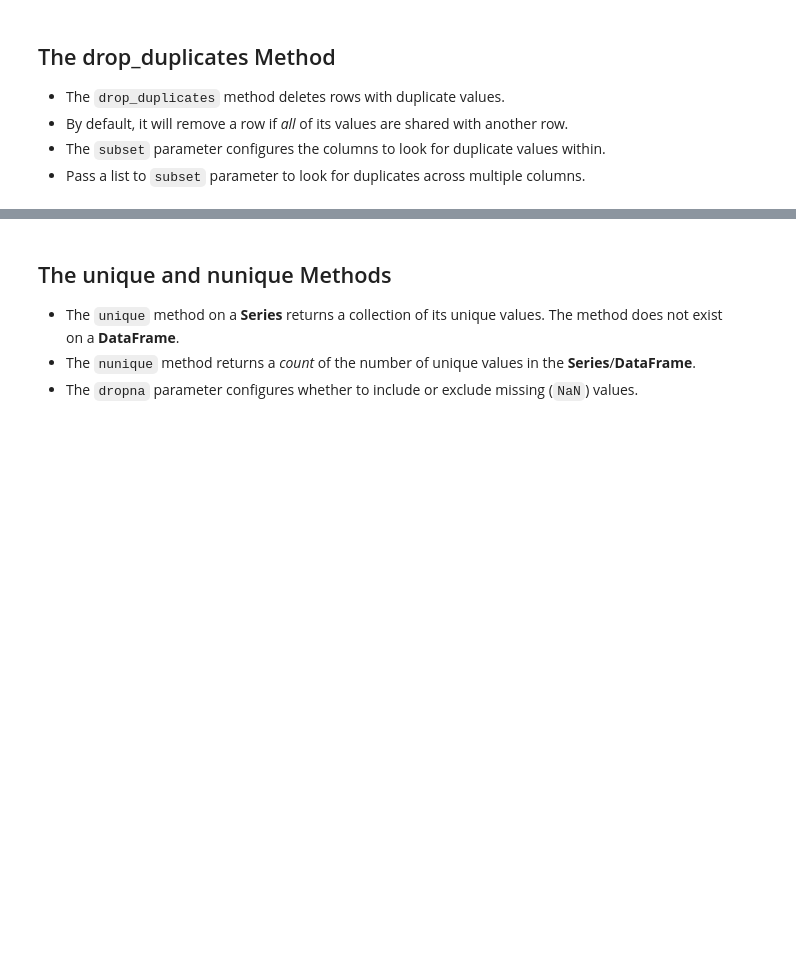
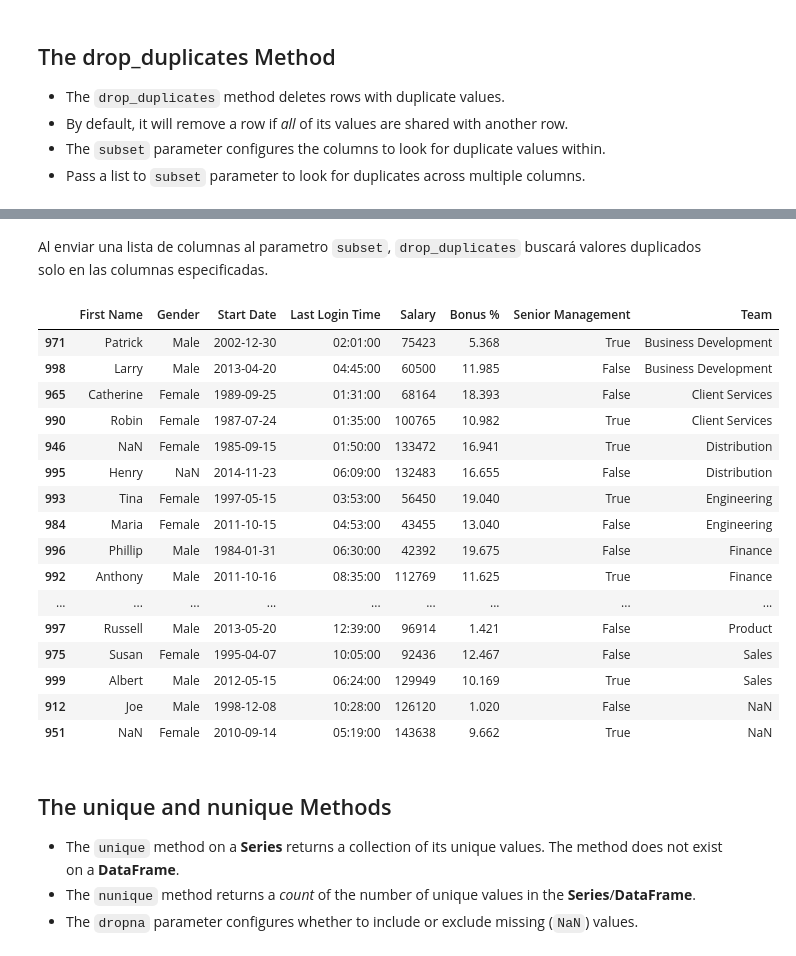
Before and after one commit to elliotghr/pandas, a Jupyter notebook: Incomplete/05 - DataFrames II - Filtering Data.ipynb, the cells around one changed output, grey strips where cells are left out. Saved outputs shown, nothing was run; the diff lists cells and outputs as text; code cells hidden in the pictures; blank space fills up the shorter version.

Commit message:
Finishing Dataframes III

```diff
--- a/Incomplete/05 - DataFrames II - Filtering Data.ipynb
+++ b/Incomplete/05 - DataFrames II - Filtering Data.ipynb
@@ -375,3 +625,9 @@ Name: Team, Length: 1000, dtype: bool
 - By default, it will remove a row if *all* of its values are shared with another row.
 - The `subset` parameter configures the columns to look for duplicate values within.
 - Pass a list to `subset` parameter to look for duplicates across multiple columns.
+# %%
+employees = pd.read_csv("employees.csv", parse_dates=["Start Date"], date_format="%m/%d/%Y")
+employees["Last Login Time"] = pd.to_datetime(employees["Last Login Time"], format="%H:%M %p").dt.time
+employees["Senior Management"] = employees["Senior Management"].astype(bool)
+employees["Gender"] = employees["Gender"].astype("category")
+employees
@@ -378,3 +705,26 @@ Name: Team, Length: 1000, dtype: bool
+# %% [markdown]
+Al enviar una lista de columnas al parametro `subset`, `drop_duplicates` buscará valores duplicados solo en las columnas especificadas.
+# %%
+employees.drop_duplicates(["Senior Management", "Team"]).sort_values("Team")
+employees.drop_duplicates(["Senior Management", "Team"], keep="last").sort_values("Team")
+# %% [output]
+|  | First Name | Gender | Start Date | Last Login Time | Salary | Bonus % | Senior Management | Team |
+| 971 | Patrick | Male | 2002-12-30 | 02:01:00 | 75423 | 5.368 | True | Business Development |
+| 998 | Larry | Male | 2013-04-20 | 04:45:00 | 60500 | 11.985 | False | Business Development |
+| 965 | Catherine | Female | 1989-09-25 | 01:31:00 | 68164 | 18.393 | False | Client Services |
+| 990 | Robin | Female | 1987-07-24 | 01:35:00 | 100765 | 10.982 | True | Client Services |
+| 946 | NaN | Female | 1985-09-15 | 01:50:00 | 133472 | 16.941 | True | Distribution |
+| 995 | Henry | NaN | 2014-11-23 | 06:09:00 | 132483 | 16.655 | False | Distribution |
+| 993 | Tina | Female | 1997-05-15 | 03:53:00 | 56450 | 19.040 | True | Engineering |
+| 984 | Maria | Female | 2011-10-15 | 04:53:00 | 43455 | 13.040 | False | Engineering |
+| 996 | Phillip | Male | 1984-01-31 | 06:30:00 | 42392 | 19.675 | False | Finance |
+| 992 | Anthony | Male | 2011-10-16 | 08:35:00 | 112769 | 11.625 | True | Finance |
+| ... | ... | ... | ... | ... | ... | ... | ... | ... |
+| 997 | Russell | Male | 2013-05-20 | 12:39:00 | 96914 | 1.421 | False | Product |
+| 975 | Susan | Female | 1995-04-07 | 10:05:00 | 92436 | 12.467 | False | Sales |
+| 999 | Albert | Male | 2012-05-15 | 06:24:00 | 129949 | 10.169 | True | Sales |
+| 912 | Joe | Male | 1998-12-08 | 10:28:00 | 126120 | 1.020 | False | NaN |
+| 951 | NaN | Female | 2010-09-14 | 05:19:00 | 143638 | 9.662 | True | NaN |
 # %% [markdown]
 ## The unique and nunique Methods
 - The `unique` method on a **Series** returns a collection of its unique values. The method does not exist on a **DataFrame**.
```
Also changed, not shown: parts of 36 cells of this notebook, 2 other files.
